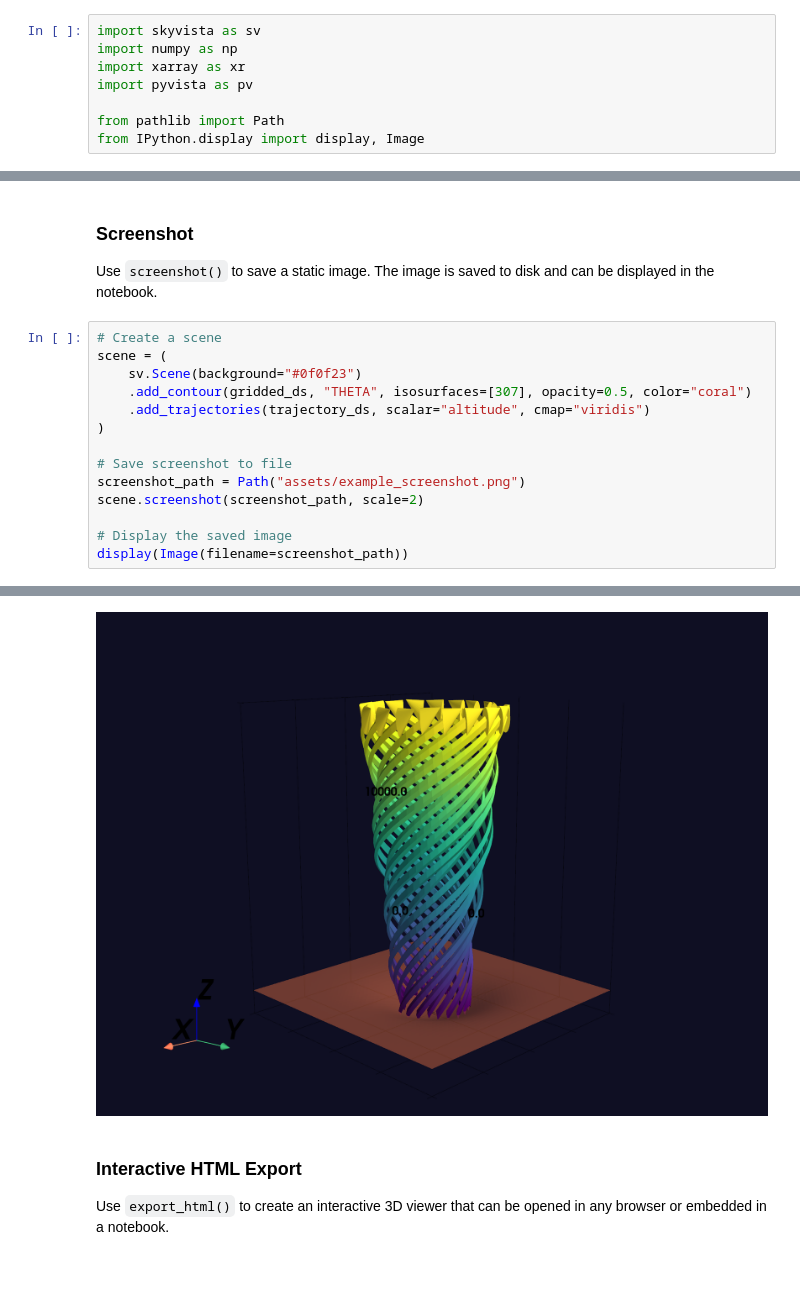
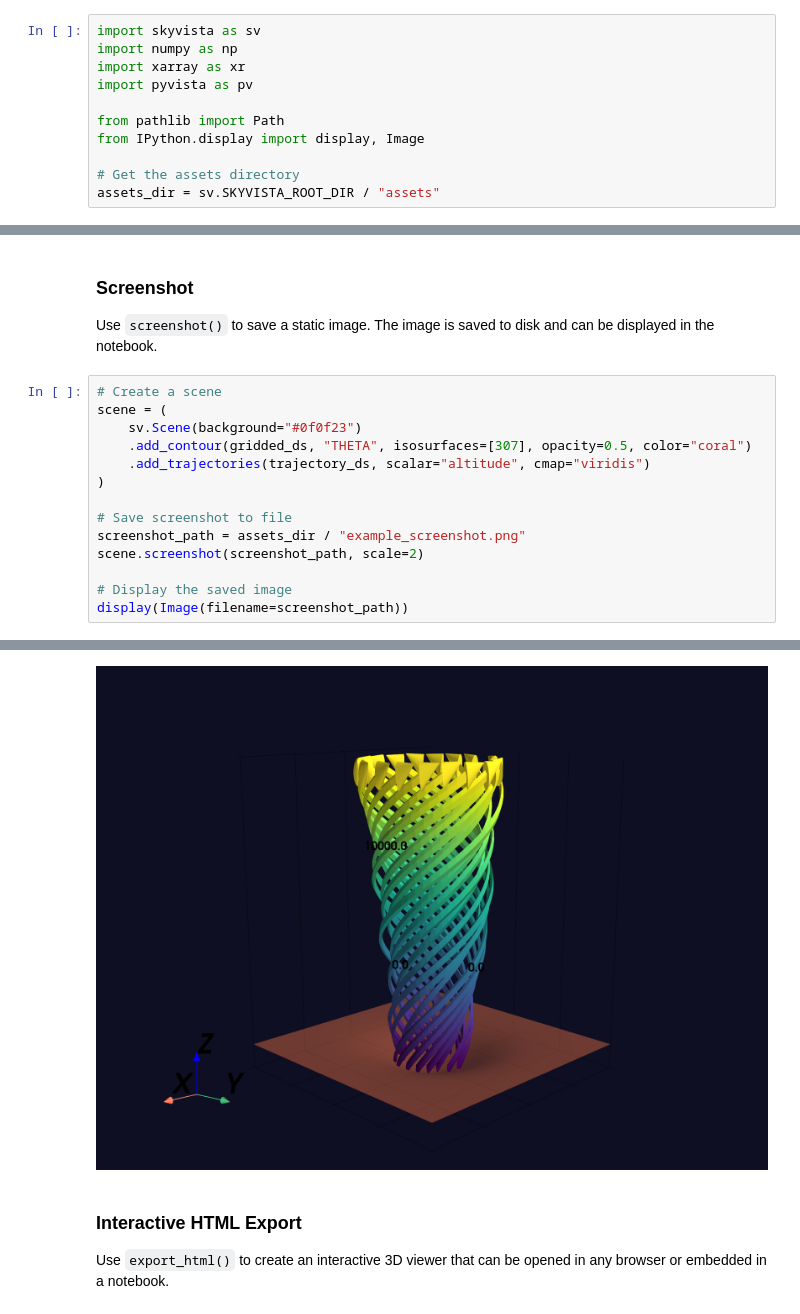
Before and after one commit to cmdavis4/skyvista, a Jupyter notebook: docs/API_guide.ipynb, the cells around one changed output, grey strips where cells are left out. Drawn from its saved outputs; the diff is of its cells as text; blank space fills up the shorter version.

```diff
--- a/docs/API_guide.ipynb
+++ b/docs/API_guide.ipynb
@@ -16,6 +16,9 @@ import pyvista as pv
 
 from pathlib import Path
 from IPython.display import display, Image
+
+# Get the assets directory
+assets_dir = sv.SKYVISTA_ROOT_DIR / "assets"
 # %% [markdown]
 ## Creating Sample Data
 
@@ -597,7 +599,7 @@ scene = (
 )
 
 # Save screenshot to file
-screenshot_path = Path("assets/example_screenshot.png")
+screenshot_path = assets_dir / "example_screenshot.png"
 scene.screenshot(screenshot_path, scale=2)
 
 # Display the saved image
@@ -608,4 +610,4 @@ Widget(value='<iframe src="http://localhost:33079/index.html?ui=P_0x7f65ae772e40
-[figure, old version]
+[figure, new version]
 # %% [markdown]
 ### Interactive HTML Export
 
```
Also changed, not shown: parts of 11 cells of this notebook, 11 other files.
